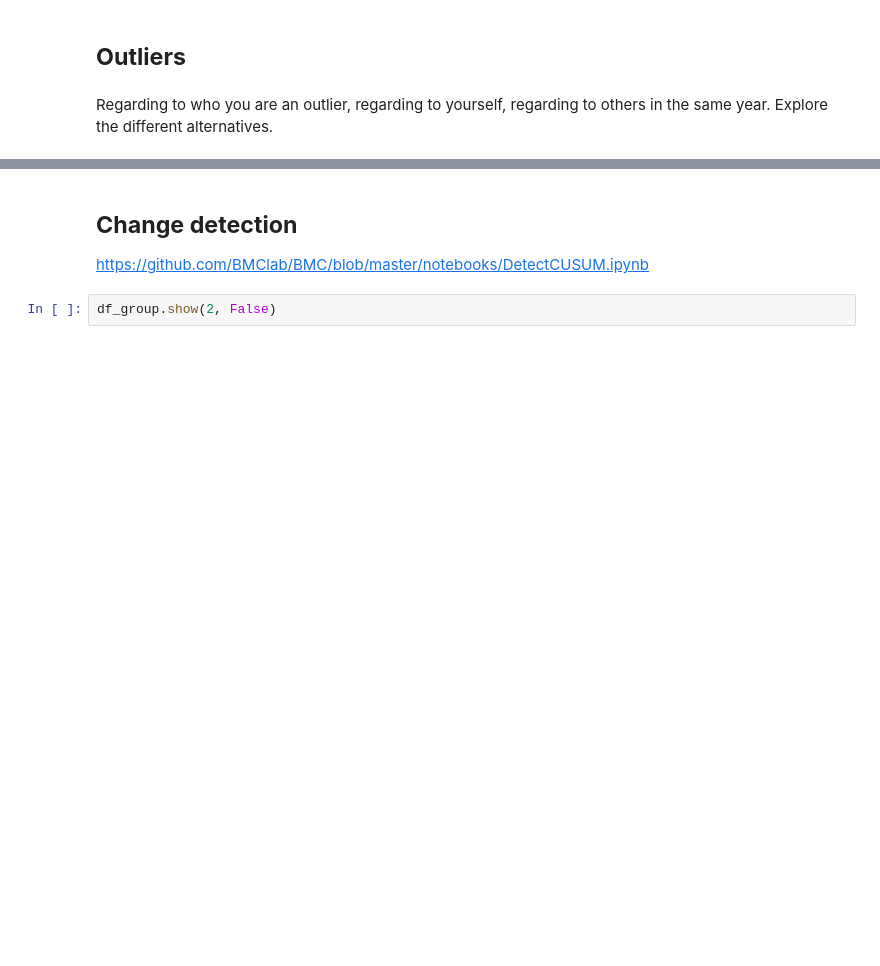
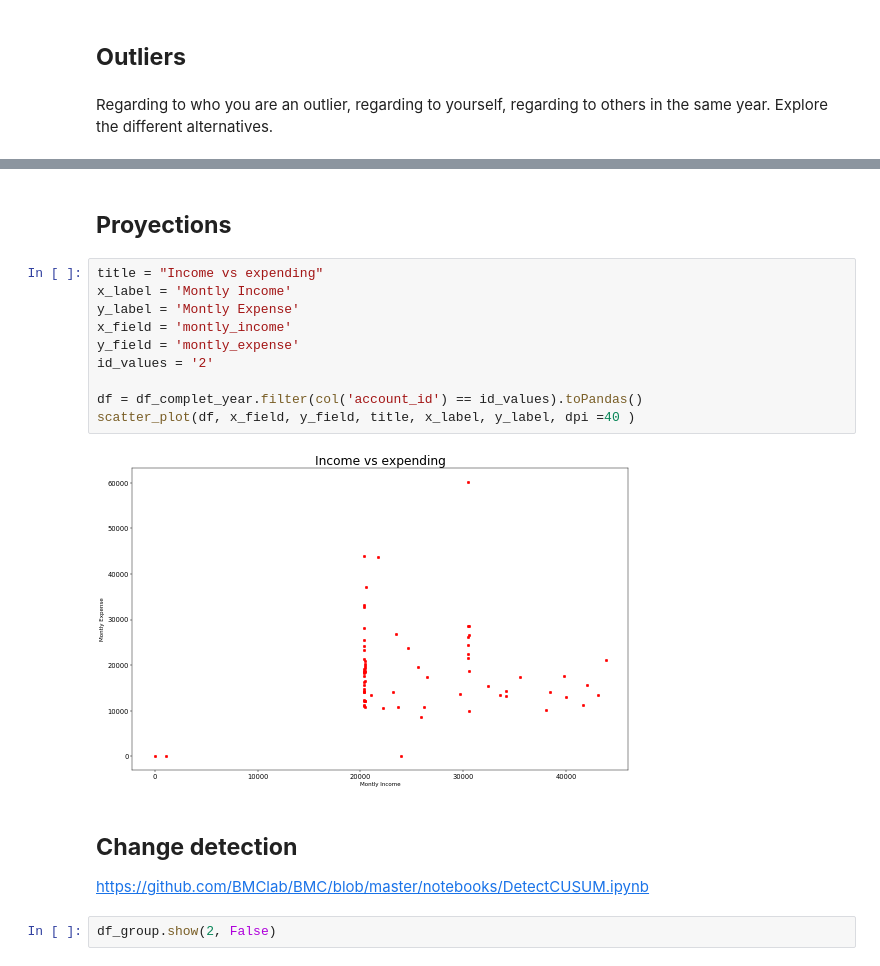
Before and after one commit to erikapat/pyspark_own_functions, a Jupyter notebook: Outliers_values_test.ipynb, the cells around one changed output, grey strips where cells are left out. Cells and saved outputs as stored; diff of their text form; blank space fills up the shorter version.

```diff
--- a/Outliers_values_test.ipynb
+++ b/Outliers_values_test.ipynb
@@ -160,3 +208,17 @@ only showing top 20 rows
+# %% [markdown]
+## **Proyections**
+# %%
+title = "Income vs expending"
+x_label = 'Montly Income'
+y_label = 'Montly Expense'
+x_field = 'montly_income'
+y_field = 'montly_expense'
+id_values = '2'
+
+df = df_complet_year.filter(col('account_id') == id_values).toPandas()
+scatter_plot(df, x_field, y_field, title, x_label, y_label, dpi =40 )
+# %% [output]
+[figure, added]
 # %% [markdown]
 ## **Change detection**
 
```
Also changed, not shown: parts of 6 cells of this notebook, 4 other files.
